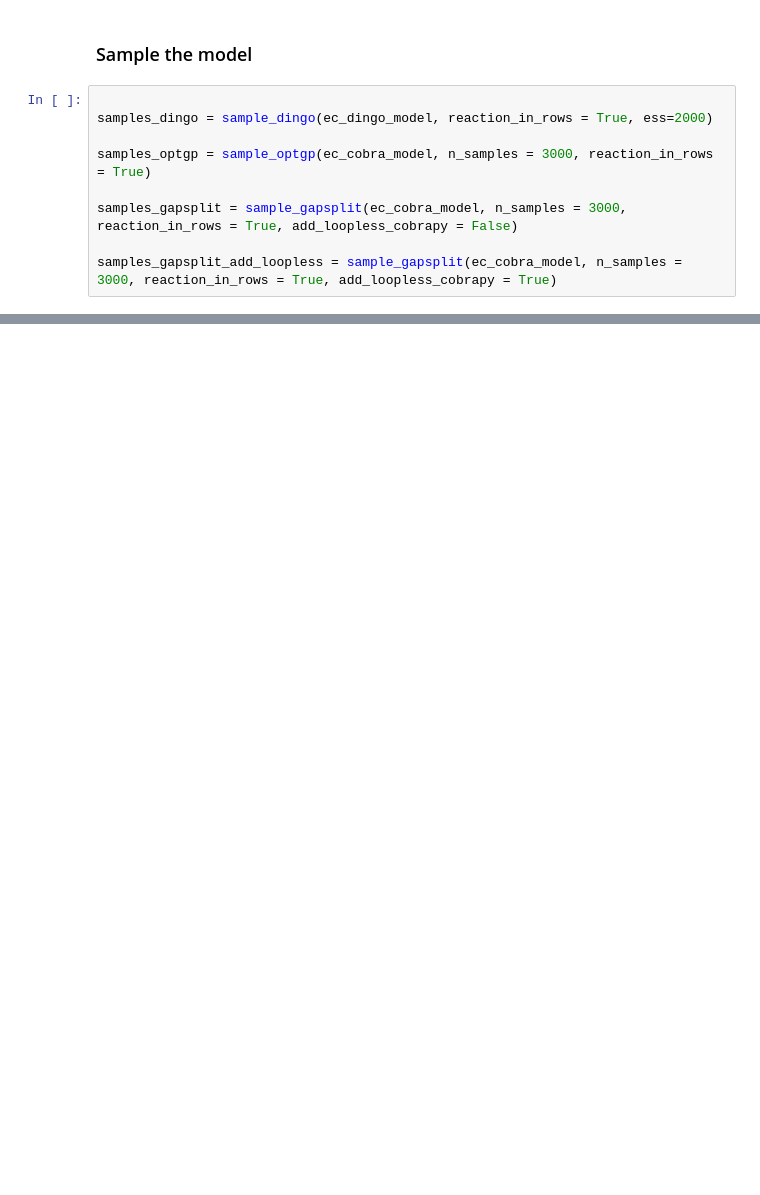
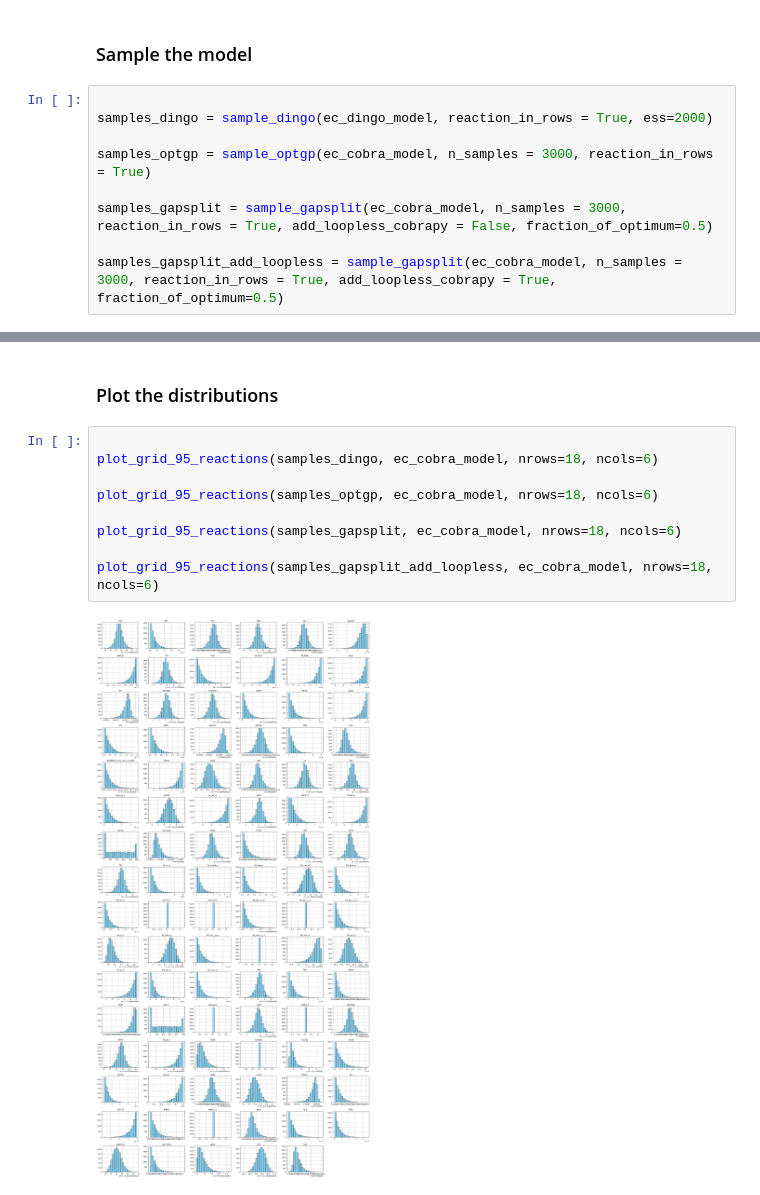
Before and after one commit to SotirisTouliopoulos/dingo-stats, a Jupyter notebook: code/load_modify_sample/load_modify_sample_test.ipynb, the cells around one changed output, grey strips where cells are left out. Cells and saved outputs as stored; diff of their text form; blank space fills up the shorter version.

Commit message:
Fix for load_modify_sample folder

```diff
--- a/code/load_modify_sample/load_modify_sample_test.ipynb
+++ b/code/load_modify_sample/load_modify_sample_test.ipynb
@@ -41,9 +41,9 @@ samples_dingo = sample_dingo(ec_dingo_model, reaction_in_rows = True, ess=2000)
 
 samples_optgp = sample_optgp(ec_cobra_model, n_samples = 3000, reaction_in_rows = True)
 
-samples_gapsplit = sample_gapsplit(ec_cobra_model, n_samples = 3000, reaction_in_rows = True, add_loopless_cobrapy = False)
+samples_gapsplit = sample_gapsplit(ec_cobra_model, n_samples = 3000, reaction_in_rows = True, add_loopless_cobrapy = False, fraction_of_optimum=0.5)
 
-samples_gapsplit_add_loopless = sample_gapsplit(ec_cobra_model, n_samples = 3000, reaction_in_rows = True, add_loopless_cobrapy = True)
+samples_gapsplit_add_loopless = sample_gapsplit(ec_cobra_model, n_samples = 3000, reaction_in_rows = True, add_loopless_cobrapy = True, fraction_of_optimum=0.5)
 # %% [output]
 Set parameter Username
 Set parameter LicenseID to value 2642044
@@ -81,0 +82,13 @@ Targeting 4 secondary variables.
+# %% [markdown]
+### Plot the distributions
+# %%
+
+plot_grid_95_reactions(samples_dingo, ec_cobra_model, nrows=18, ncols=6)
+
+plot_grid_95_reactions(samples_optgp, ec_cobra_model, nrows=18, ncols=6)
+
+plot_grid_95_reactions(samples_gapsplit, ec_cobra_model, nrows=18, ncols=6)
+
+plot_grid_95_reactions(samples_gapsplit_add_loopless, ec_cobra_model, nrows=18, ncols=6)
+# %% [output]
+[figure, added]
```
Also changed, not shown: parts of 4 cells of this notebook, 2 other files.
